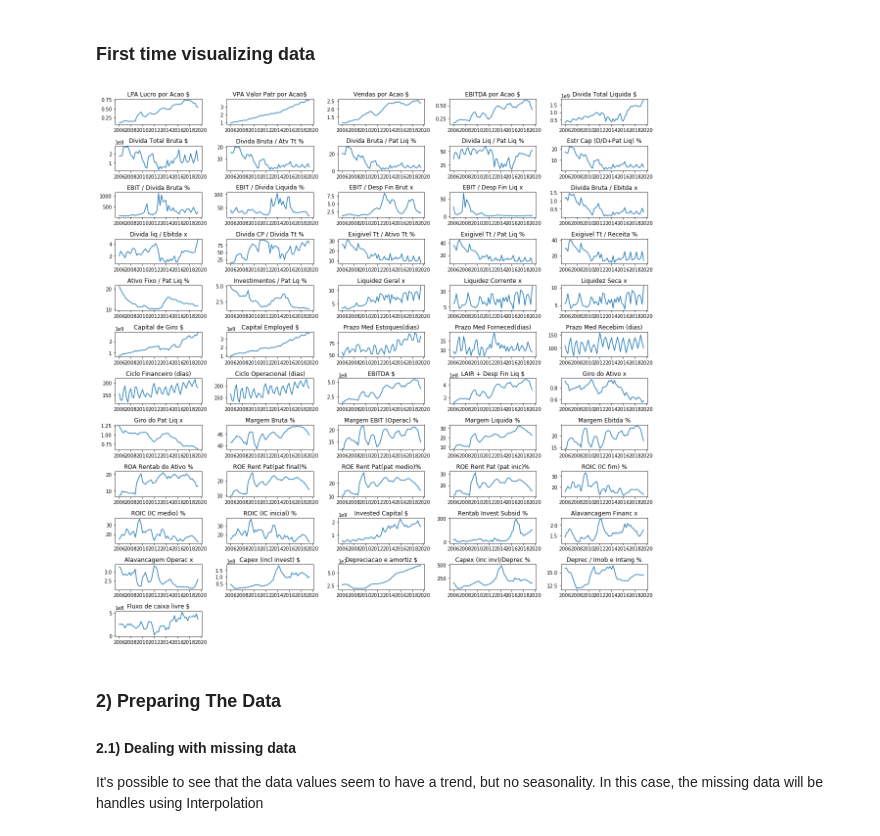
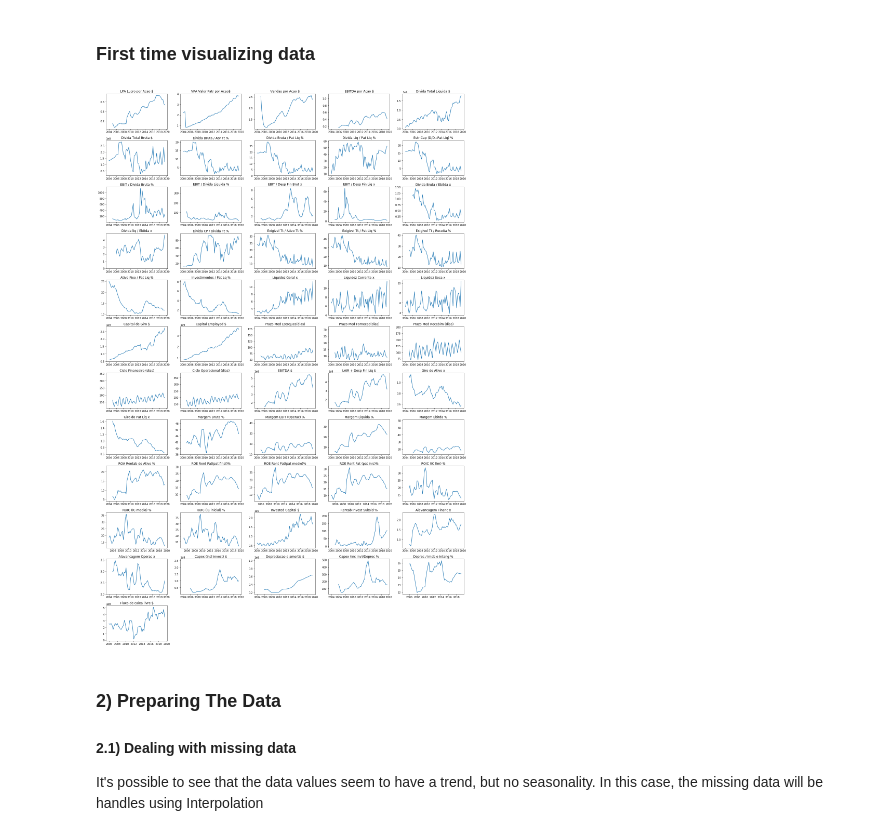
Before and after one commit to GuiMend/stock-prediction-rnn-fundamentals, a Jupyter notebook: TCC/1_Clean_data.ipynb, the cells around one changed output. Drawn from its saved outputs; the diff is of its cells as text; code cells hidden in the pictures.

```diff
--- a/TCC/1_Clean_data.ipynb
+++ b/TCC/1_Clean_data.ipynb
@@ -1,6 +1,7 @@
 # %% [markdown]
 # Clean data
 # %%
+import numpy as np
 import pandas as pd
 import matplotlib.pyplot as plt
 
@@ -9,9 +10,6 @@ import matplotlib.pyplot as plt
 # Config: display 200 columns when printing dataset
 pd.set_option("display.max_columns", 200)
 
-# Config: setting default plot size
-plt.rcParams["figure.figsize"] = (16,16)
-
 # Importing to avoid warning when ploting data
 from pandas.plotting import register_matplotlib_converters
 register_matplotlib_converters()
@@ -66,13 +64,16 @@ raw_input_df.describe()
 # %% [markdown]
 ### First time visualizing data
 # %%
+# Config: setting default plot size
+plt.rcParams["figure.figsize"] = (20,30)
+
 for i in range(1, 57):
     a = plt.subplot(12, 5, i)
     a.set_title(raw_input_df.columns[i-1])
     plt.plot(raw_input_df.iloc[:,i-1])
 plt.tight_layout()
 # %% [output]
-[figure, old version]
+[figure, new version]
 # %% [markdown]
 ### 2) Preparing The Data
 
```
Also changed, not shown: parts of 10 cells of this notebook, 2 other files.
